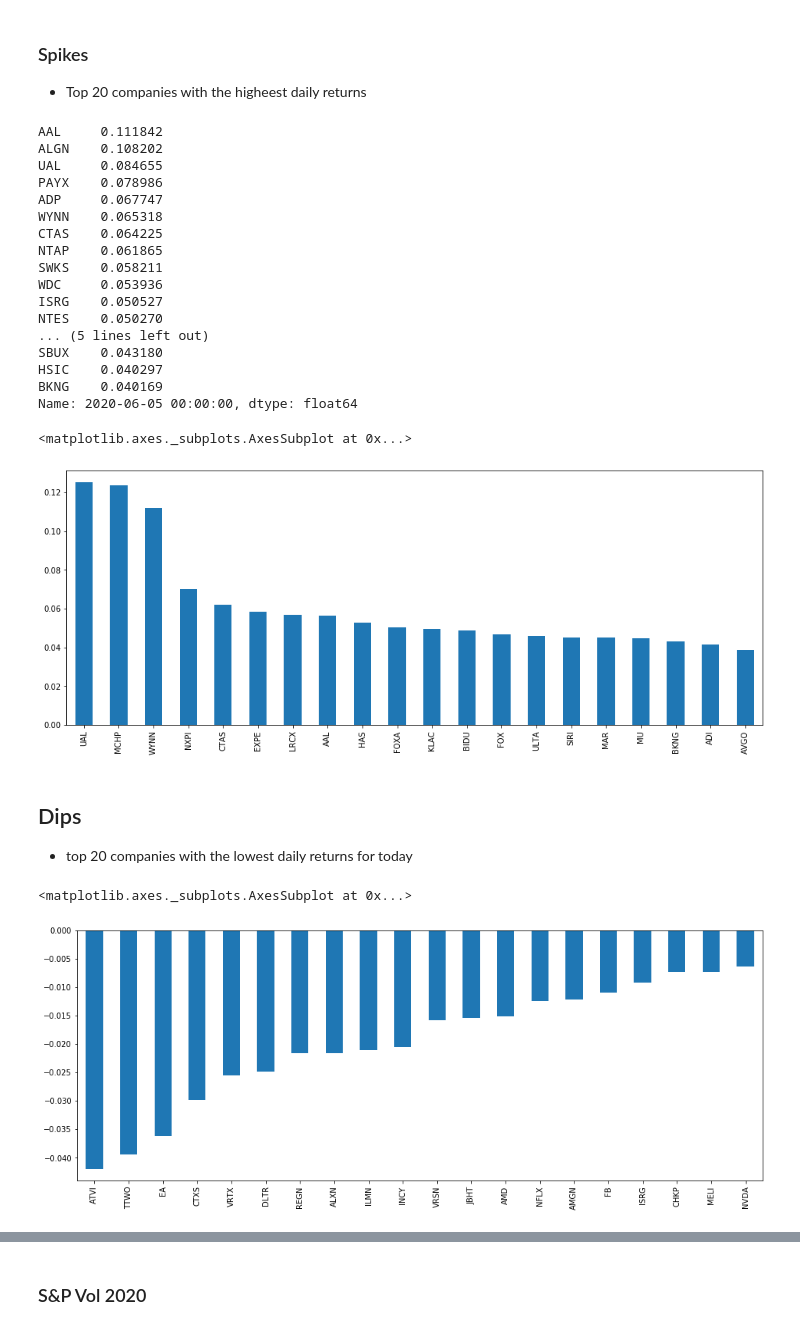
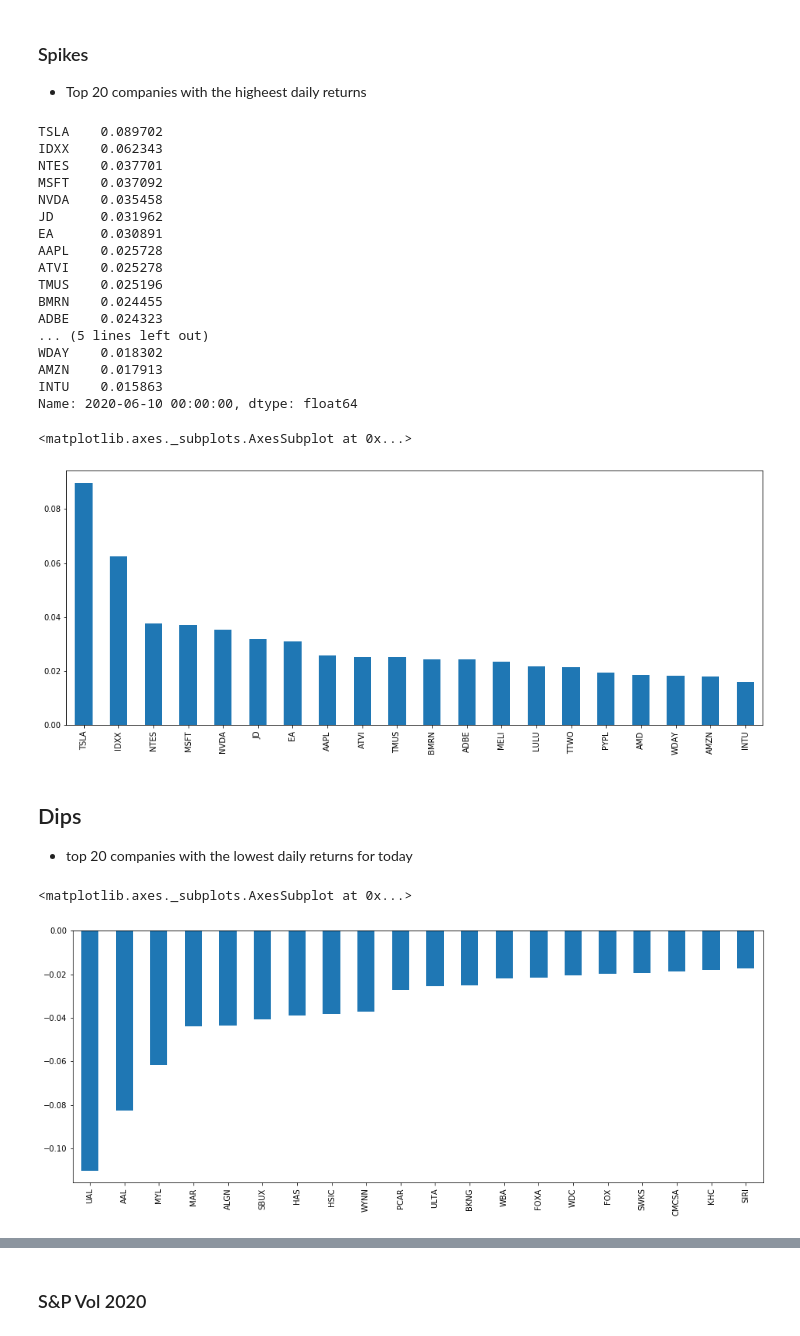
Before and after one commit to Berkat0789/Portfolio, a Jupyter notebook: Finance/S&P Daily Analysis - Returns/S&P and Nasdaq Daily returns analysis.ipynb, the cells around one changed output, grey strips where cells are left out. Saved outputs shown, nothing was run; the diff lists cells and outputs as text; code cells hidden in the pictures.

```diff
--- a/Finance/S&P Daily Analysis - Returns/S&P and Nasdaq Daily returns analysis.ipynb
+++ b/Finance/S&P Daily Analysis - Returns/S&P and Nasdaq Daily returns analysis.ipynb
@@ -83,4 +83,6 @@ for x in passed:
 # %% [markdown]
 ## Analysis of todays close - Spikes
 - top 20 companies that had the highest daily returns at close
+# %%
+todaysdate = returns_df.tail()[-1:].iloc[0].name
 # %%
@@ -168,36 +170,36 @@ for x in nas_passed:
 ### Spikes
  - Top 20 companies with the higheest daily returns
 # %%
-nas_returns.transpose()["2020-06-05"].sort_values(ascending = False).head(20)
+nas_returns.transpose()[todaysdate].sort_values(ascending = False).head(20)
 # %% [output]
-AAL     0.111842
-ALGN    0.108202
-UAL     0.084655
-PAYX    0.078986
-ADP     0.067747
-WYNN    0.065318
-CTAS    0.064225
-NTAP    0.061865
-SWKS    0.058211
-WDC     0.053936
-ISRG    0.050527
-NTES    0.050270
+TSLA    0.089702
+IDXX    0.062343
+NTES    0.037701
+MSFT    0.037092
+NVDA    0.035458
+JD      0.031962
+EA      0.030891
+AAPL    0.025728
+ATVI    0.025278
+TMUS    0.025196
+BMRN    0.024455
+ADBE    0.024323
 ... (5 lines left out)
-SBUX    0.043180
-HSIC    0.040297
-BKNG    0.040169
-Name: 2020-06-05 00:00:00, dtype: float64
+WDAY    0.018302
+AMZN    0.017913
+INTU    0.015863
+Name: 2020-06-10 00:00:00, dtype: float64
 # %%
-nas_returns.transpose()["2020-06-03"].sort_values(ascending = False).head(20).plot(kind = "bar", figsize = (16,6))
+nas_returns.transpose()[todaysdate].sort_values(ascending = False).head(20).plot(kind = "bar", figsize = (16,6))
 # %% [output]
 <matplotlib.axes._subplots.AxesSubplot at 0x...>
-[figure, old version]
+[figure, new version]
 # %% [markdown]
 ## Dips
 - top 20 companies with the lowest daily returns for today
 # %%
-nas_returns.transpose()["2020-06-03"].sort_values(ascending = True).head(20).plot(kind = "bar", figsize = (16,6))
+nas_returns.transpose()[todaysdate].sort_values(ascending = True).head(20).plot(kind = "bar", figsize = (16,6))
 # %% [output]
 <matplotlib.axes._subplots.AxesSubplot at 0x...>
-[figure, old version]
+[figure, new version]
 # %%
```
Also changed, not shown: parts of 9 cells of this notebook, 7 other files.
